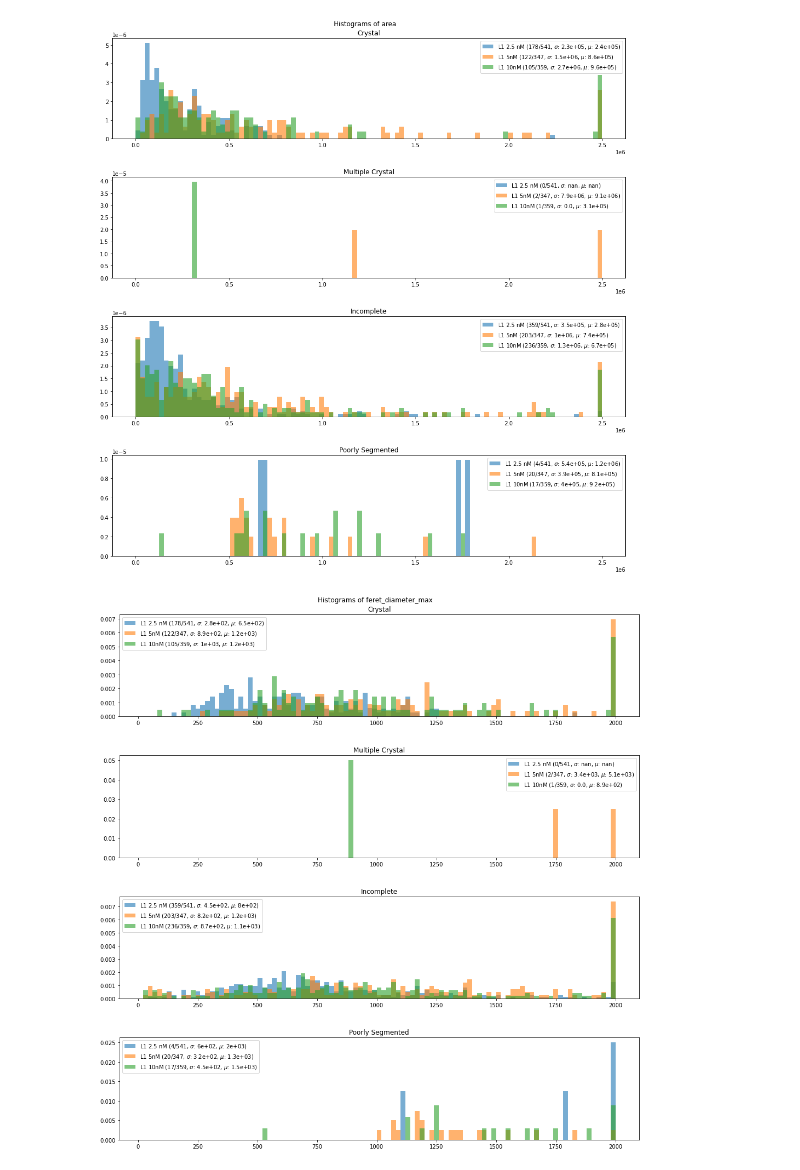
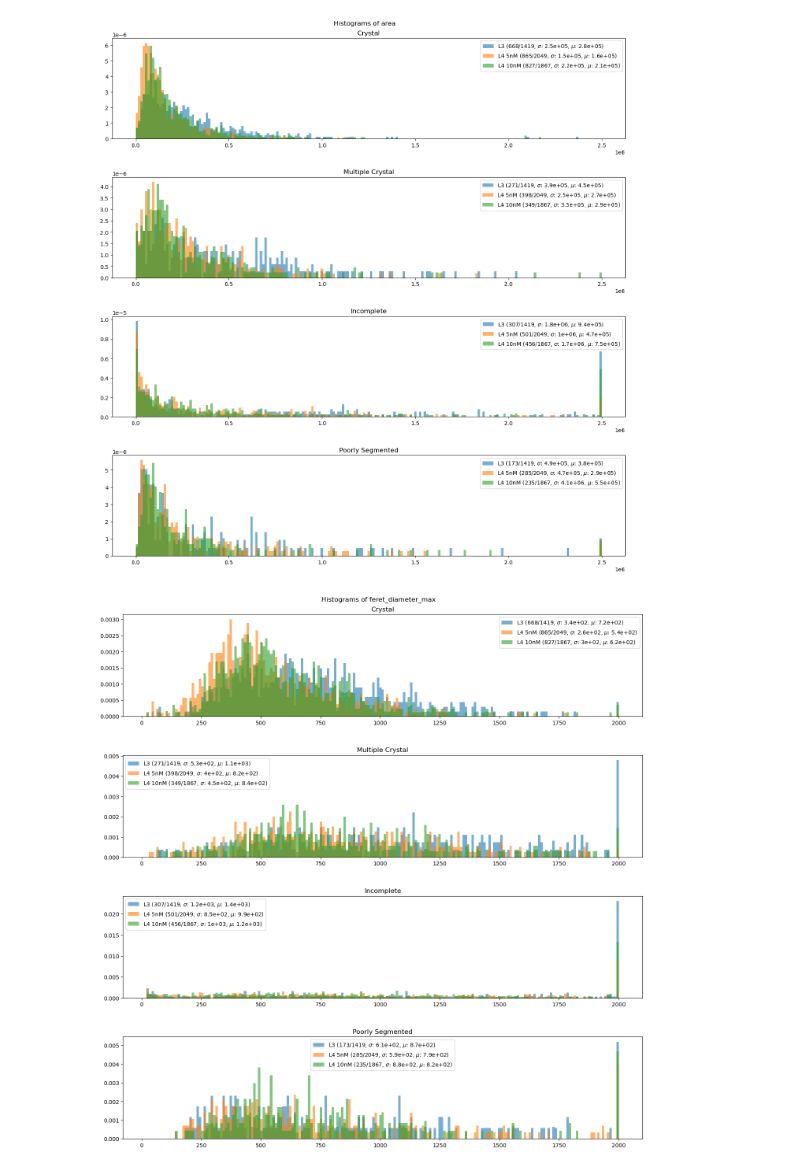
Before and after one commit to jepietryga/colloidal_crystal_ML, a Jupyter notebook: Notebooks/DataFigures_Experiment.ipynb, the cells around one changed output. Saved outputs shown, nothing was run; the diff lists cells and outputs as text; code cells hidden in the pictures.

```diff
--- a/Notebooks/DataFigures_Experiment.ipynb
+++ b/Notebooks/DataFigures_Experiment.ipynb
@@ -6,9 +6,11 @@ import seaborn as sn
 
 filename = '../Results/L1 2.5 nM'#'salvaged_RC_data.csv'#'dataset_072522.csv'
 files = ["L1 2.5 nM","L1 5nM","L1 10nM"]
+
+files = ["L3","L4 5nM","L4 10nM"]
 #files = ["L1 2.5 nM mixing ","L1 5 nM mixing","L1 10 nM mixing"]
 #files = ["L2 2.5nM","L2 5 nM","L2 10nM"]
-files_path = [f'../Results/{file}' for file in files]
+files_path = [f'../Results/{file}.csv' for file in files]
 df_exp = [pd.read_csv(file) for file in files_path]
 
 label="Labels"
@@ -70,11 +72,11 @@ for histogram_feature in histogram_features:
     class_list = ["Crystal","Multiple Crystal","Incomplete","Poorly Segmented"]
     histogram_min = min([min(df[histogram_feature]) for df in df_exp])
     histogram_max = max([max(df[histogram_feature]) for df in df_exp])
-    histogram_bins = np.round(np.linspace(histogram_min,maxed,100))
+    histogram_bins = np.round(np.linspace(histogram_min,maxed,200))
     #histogram_bins = np.append(histogram_bins,histogram_max)
     #histogram_bins = histogram_bins[1:].astype('str')
     #histogram_bins[-1] += '+'
-    print(histogram_bins)
+    #print(histogram_bins)
     for ii in np.arange(len(class_list)):
         for df,file in list(zip(df_exp,files)):
             sub_df = df[df["Labels"] == class_list[ii]]
@@ -131,5 +104,5 @@ for histogram_feature in histogram_features:
-[figure, old version]
+[figure, new version]
-[figure, old version]
+[figure, new version]
 # %%
 def plot_histogram_01():
     np.random.seed(1)
```
Also changed, not shown: parts of 4 cells of this notebook, 47 other files.
